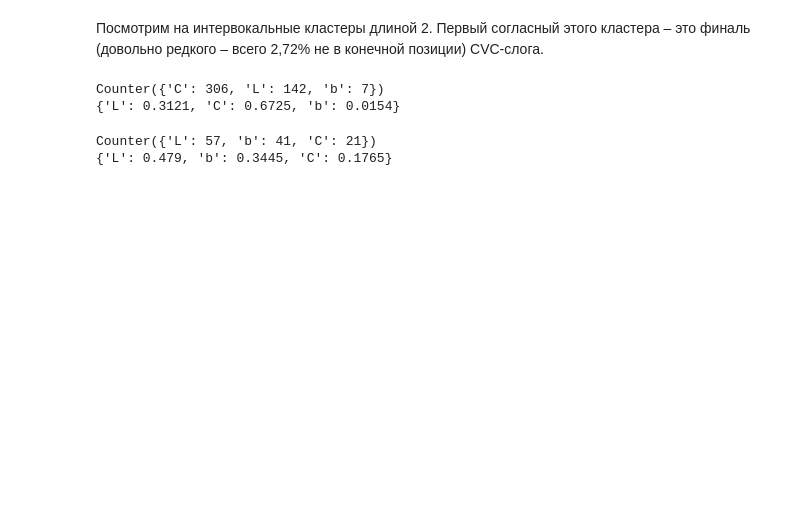
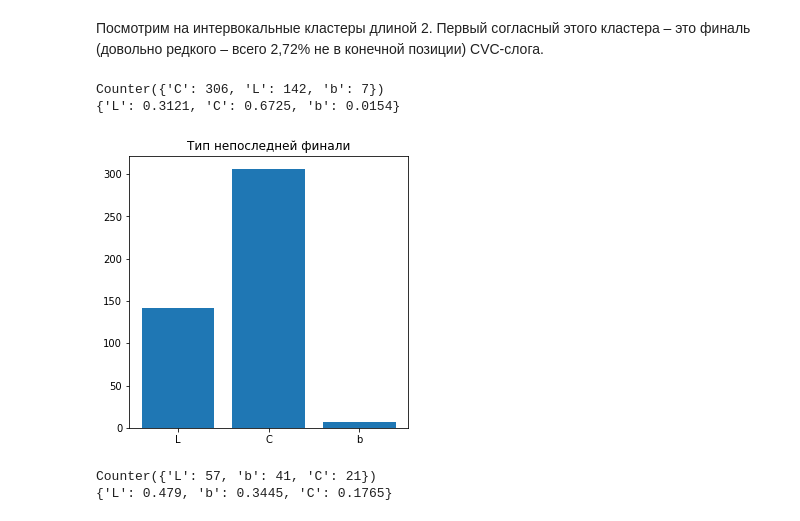
Before and after one commit to arsenitheunicorn/akhvakh_phonology, a Jupyter notebook: akhvakh_dataDrivenAnalysis.ipynb, the cells around one changed output. Saved outputs shown, nothing was run; the diff lists cells and outputs as text; code cells hidden in the pictures; blank space fills up the shorter version.

```diff
--- a/akhvakh_dataDrivenAnalysis.ipynb
+++ b/akhvakh_dataDrivenAnalysis.ipynb
@@ -617,6 +631,14 @@ print({k: round((typeOfFinale[k] / sum(typeOfFinale.values())), 4) for k in type
 # %% [output]
 Counter({'C': 306, 'L': 142, 'b': 7})
 {'L': 0.3121, 'C': 0.6725, 'b': 0.0154}
+# %%
+plt.figure(figsize=(5,5))
+plt.title('Тип непоследней финали')
+ax = plt.bar(typeOfFinale.keys(), typeOfFinale.values())
+
+plt.show()
+# %% [output]
+[figure, added]
 # %%
 typeOfLastFinale = Counter()
 for _, row in dfTarget.iterrows():
```
Also changed, not shown: parts of 12 cells of this notebook.
